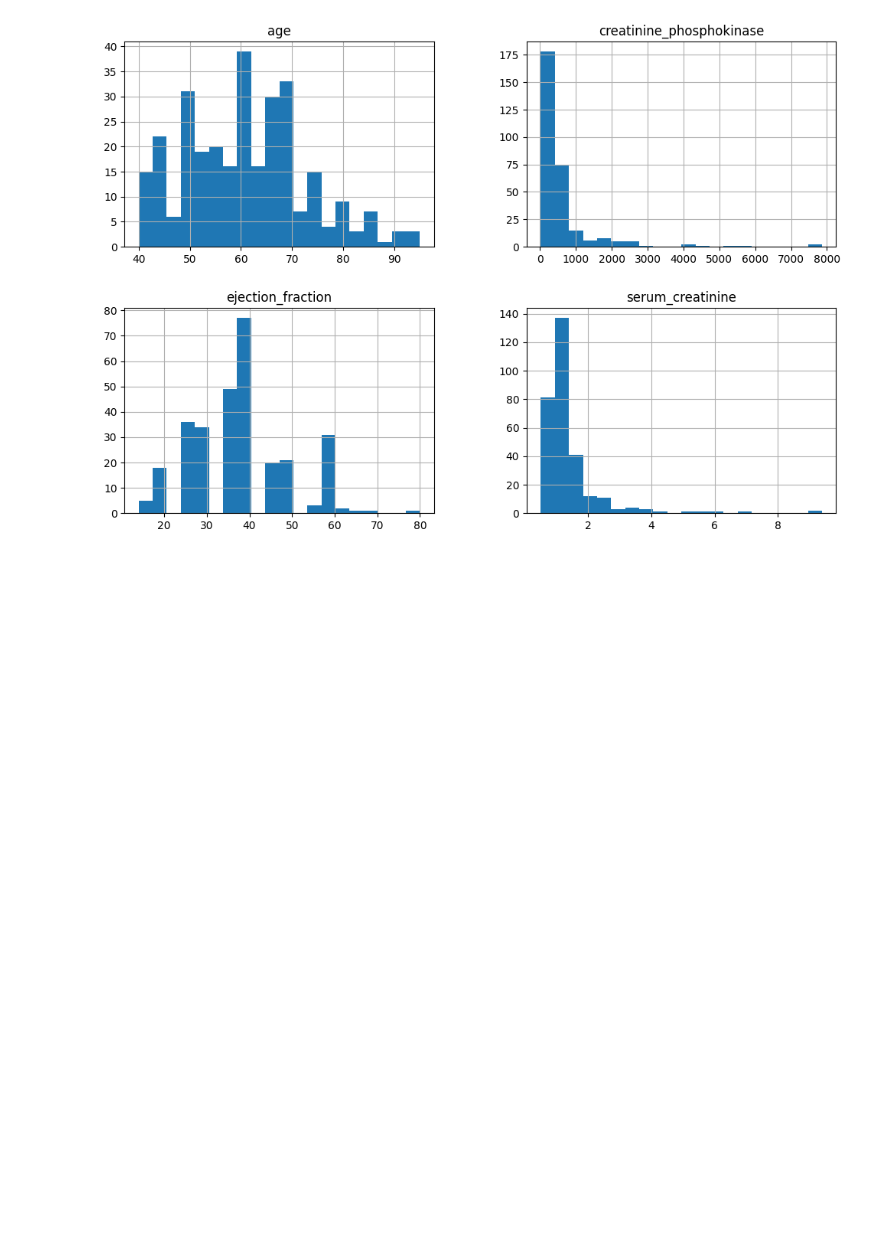
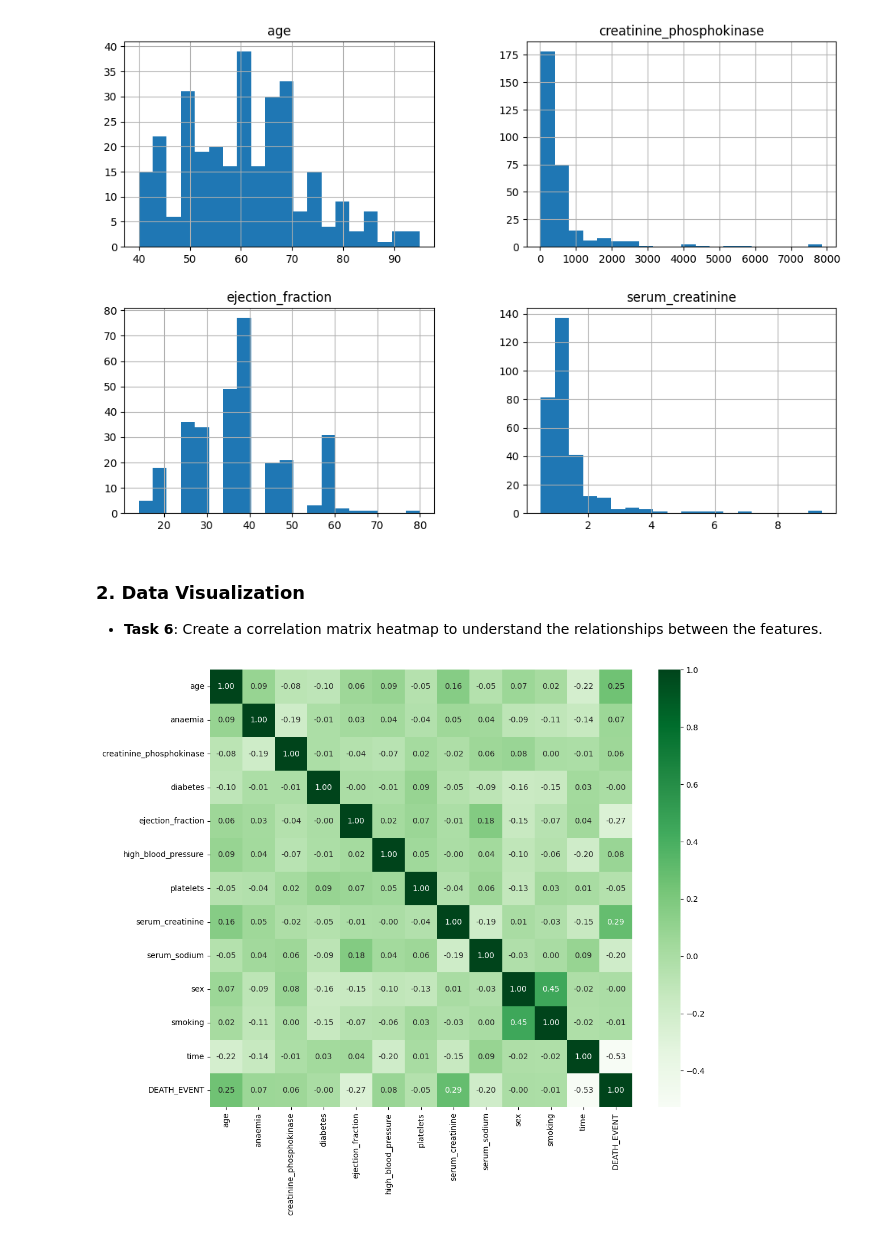
Before and after one commit to rafhan59/Heart-Failure-Prediction-Model, a Jupyter notebook: Assignment_Classification_Model_Evaluation_.ipynb, the cells around one changed output. Cells and saved outputs as stored; diff of their text form; code cells hidden in the pictures; blank space fills up the shorter version.

```diff
--- a/Assignment_Classification_Model_Evaluation_.ipynb
+++ b/Assignment_Classification_Model_Evaluation_.ipynb
@@ -164,3 +164,12 @@ df[['age','creatinine_phosphokinase', 'ejection_fraction','serum_creatinine']].h
 plt.show()
 # %% [output]
 [figure]
+# %% [markdown]
+### 2. Data Visualization
+- **Task 6**: Create a correlation matrix heatmap to understand the relationships between the features.
+# %%
+plt.figure(figsize=(12, 10))
+sns.heatmap(df.corr(), annot=True, fmt=".2f", cmap='Greens')
+plt.show()
+# %% [output]
+[figure, added]
```
Also changed, not shown: parts of 12 cells of this notebook.
